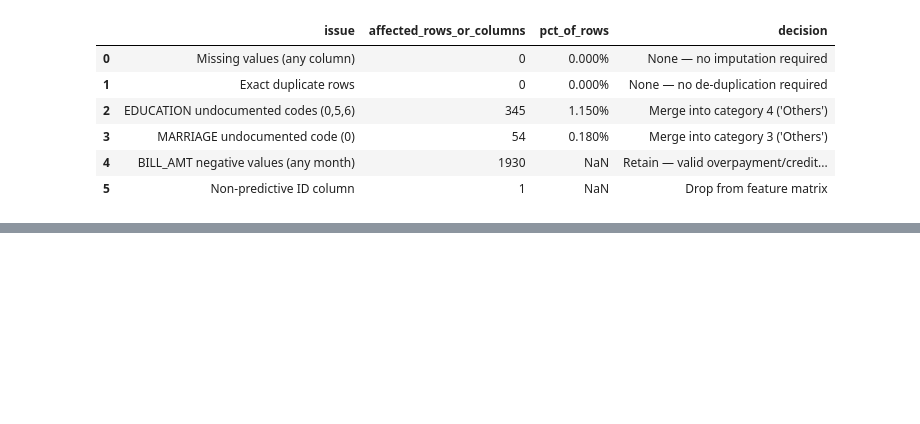
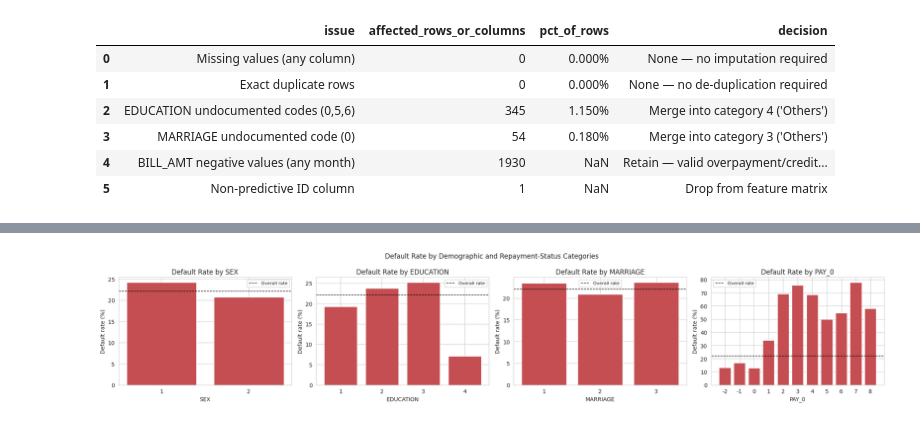
Before and after one commit to arielsharonferdinandus/Credit-Card-Clients-Risk-Prediction, a Jupyter notebook: Main.ipynb, the cells around one changed output, grey strips where cells are left out. Cells and saved outputs as stored; diff of their text form; code cells hidden in the pictures; blank space fills up the shorter version.

```diff
--- a/Main.ipynb
+++ b/Main.ipynb
@@ -620,0 +1162,16 @@ above and will be added next.
+# %%
+fig, axes = plt.subplots(1, 4, figsize=(20, 4))
+for ax, col in zip(axes, ["SEX", "EDUCATION", "MARRIAGE", "PAY_0"]):
+    rates = clean_data.groupby(col)[TARGET_COL].mean() * 100
+    ax.bar(rates.index.astype(str), rates.values, color="#C44E52")
+    ax.set_title(f"Default Rate by {col}")
+    ax.set_xlabel(col)
+    ax.set_ylabel("Default rate (%)")
+    ax.axhline(clean_data[TARGET_COL].mean() * 100, color="black", linestyle="--", linewidth=1,
+               label="Overall rate")
+    ax.legend(fontsize=8)
+fig.suptitle("Default Rate by Demographic and Repayment-Status Categories")
+plt.tight_layout()
+plt.show()
+# %% [output]
+[figure, added]
```
Also changed, not shown: parts of 71 cells of this notebook.
